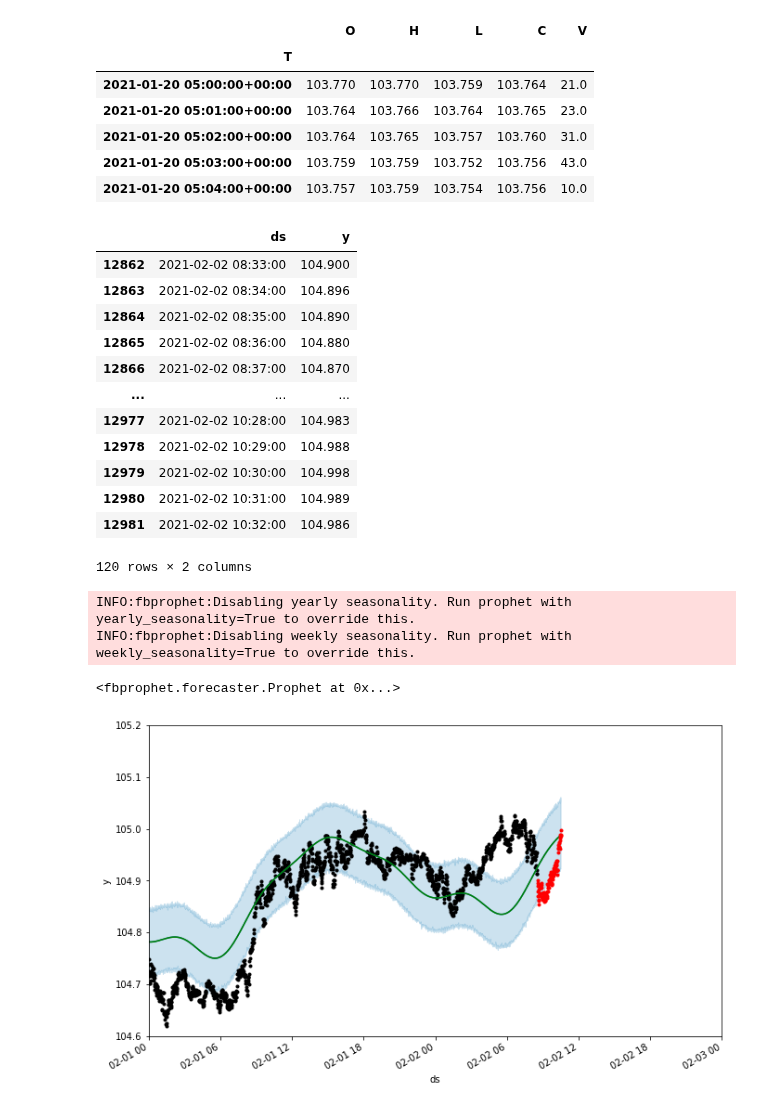
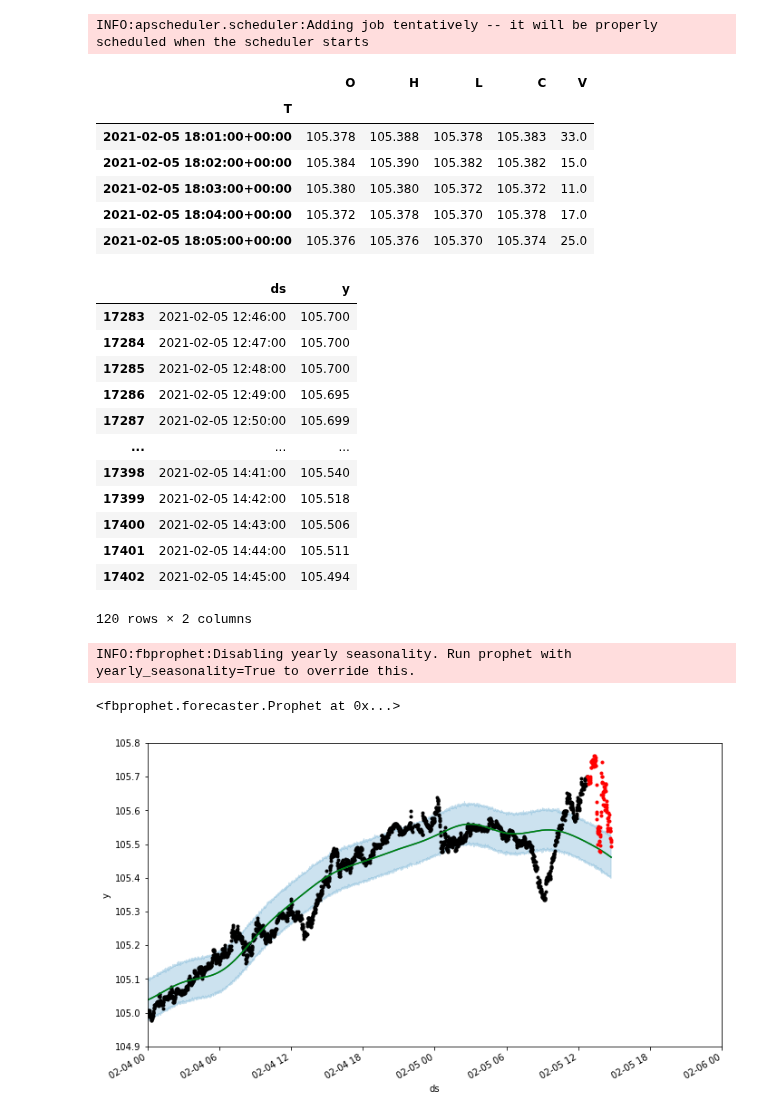
Before and after one commit to Rio114/practice, a Jupyter notebook: trade/fx/oanda_prophet.ipynb, the cells around one changed output. Drawn from its saved outputs; the diff is of its cells as text; code cells hidden in the pictures.

```diff
--- a/trade/fx/oanda_prophet.ipynb
+++ b/trade/fx/oanda_prophet.ipynb
@@ -31,15 +31,16 @@ df = Bot(
     environment='live',
     instrument='USD_JPY',
     granularity='M1', # 15 second candlestick
-)._candles(from_date="2021-1-20", to_date="2021-1-31")
+)._candles(from_date="2021-1-20", to_date="2021-2-4")
 
-df.head()
+df.tail()
 # %% [output]
+INFO:apscheduler.scheduler:Adding job tentatively -- it will be properly scheduled when the scheduler starts
 |  | O | H | L | C | V |
 | T |  |  |  |  |  |
-| 2021-01-20 05:00:00+00:00 | 103.770 | 103.770 | 103.759 | 103.764 | 21.0 |
-| 2021-01-20 05:01:00+00:00 | 103.764 | 103.766 | 103.764 | 103.765 | 23.0 |
-| 2021-01-20 05:02:00+00:00 | 103.764 | 103.765 | 103.757 | 103.760 | 31.0 |
-| 2021-01-20 05:03:00+00:00 | 103.759 | 103.759 | 103.752 | 103.756 | 43.0 |
-| 2021-01-20 05:04:00+00:00 | 103.757 | 103.759 | 103.754 | 103.756 | 10.0 |
+| 2021-02-05 18:01:00+00:00 | 105.378 | 105.388 | 105.378 | 105.383 | 33.0 |
+| 2021-02-05 18:02:00+00:00 | 105.384 | 105.390 | 105.382 | 105.382 | 15.0 |
+| 2021-02-05 18:03:00+00:00 | 105.380 | 105.380 | 105.372 | 105.372 | 11.0 |
+| 2021-02-05 18:04:00+00:00 | 105.372 | 105.378 | 105.370 | 105.378 | 17.0 |
+| 2021-02-05 18:05:00+00:00 | 105.376 | 105.376 | 105.370 | 105.374 | 25.0 |
 # %%
@@ -47,36 +48,35 @@ df.to_csv('USD_JPY_M1_20210120_20210131.csv')
 # %%
-df_minute = pd.read_csv('USD_JPY_M1_20210120_20210131.csv')
+df_minute = pd.read_csv('USD_JPY_M1_20210120_20210204.csv')
 # %%
 df_minute_prophet = df_minute[['T', 'C']].copy()
 df_minute_prophet.columns = ['ds', 'y']
 df_minute_prophet['ds'] = pd.to_datetime(df_minute_prophet['ds'].apply(lambda x:x[:-6]))
 
 test_num = 120
-shift = 400
+shift = 200
 df_train = df_minute_prophet[:-shift][:-test_num]
 df_test = df_minute_prophet[:-shift][-test_num:]
 # %%
 df_test
 # %% [output]
 |  | ds | y |
-| 12862 | 2021-02-02 08:33:00 | 104.900 |
-| 12863 | 2021-02-02 08:34:00 | 104.896 |
-| 12864 | 2021-02-02 08:35:00 | 104.890 |
-| 12865 | 2021-02-02 08:36:00 | 104.880 |
-| 12866 | 2021-02-02 08:37:00 | 104.870 |
+| 17283 | 2021-02-05 12:46:00 | 105.700 |
+| 17284 | 2021-02-05 12:47:00 | 105.700 |
+| 17285 | 2021-02-05 12:48:00 | 105.700 |
+| 17286 | 2021-02-05 12:49:00 | 105.695 |
+| 17287 | 2021-02-05 12:50:00 | 105.699 |
 | ... | ... | ... |
-| 12977 | 2021-02-02 10:28:00 | 104.983 |
-| 12978 | 2021-02-02 10:29:00 | 104.988 |
-| 12979 | 2021-02-02 10:30:00 | 104.998 |
-| 12980 | 2021-02-02 10:31:00 | 104.989 |
-| 12981 | 2021-02-02 10:32:00 | 104.986 |
+| 17398 | 2021-02-05 14:41:00 | 105.540 |
+| 17399 | 2021-02-05 14:42:00 | 105.518 |
+| 17400 | 2021-02-05 14:43:00 | 105.506 |
+| 17401 | 2021-02-05 14:44:00 | 105.511 |
+| 17402 | 2021-02-05 14:45:00 | 105.494 |
 120 rows × 2 columns
 # %%
 m = Prophet(seasonality_mode='multiplicative')
 m.fit(df_train)
 # %% [output]
 INFO:fbprophet:Disabling yearly seasonality. Run prophet with yearly_seasonality=True to override this.
-INFO:fbprophet:Disabling weekly seasonality. Run prophet with weekly_seasonality=True to override this.
 <fbprophet.forecaster.Prophet at 0x...>
 # %%
 future = m.make_future_dataframe(periods=test_num, freq='T' )
@@ -84,12 +84,12 @@ forecast = m.predict(future)
 # %%
 fig = m.plot(forecast)
 forecast.set_index('ds')['yhat'].plot(color='g')
 df_test.set_index('ds')['y'].plot(color='r', linestyle='', marker='.')
 
-max_dt = datetime.datetime.strptime('20210203', '%Y%m%d')
-min_dt = datetime.datetime.strptime('20210201', '%Y%m%d')
+max_dt = datetime.datetime.strptime('20210206', '%Y%m%d')
+min_dt = datetime.datetime.strptime('20210204', '%Y%m%d')
 plt.xlim(min_dt, max_dt)
-plt.ylim(104.6, 105.2)
+plt.ylim(104.9, 105.8)
 plt.show()
 # %% [output]
-[figure, old version]
+[figure, new version]
```
Also changed, not shown: parts of 6 cells of this notebook, 1 other file.
